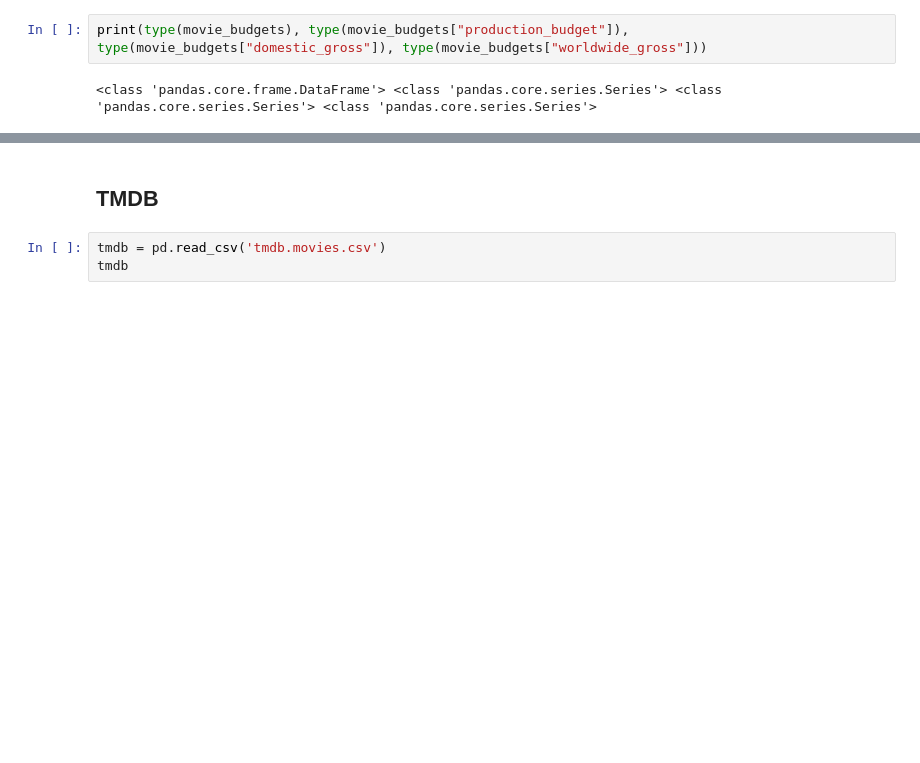
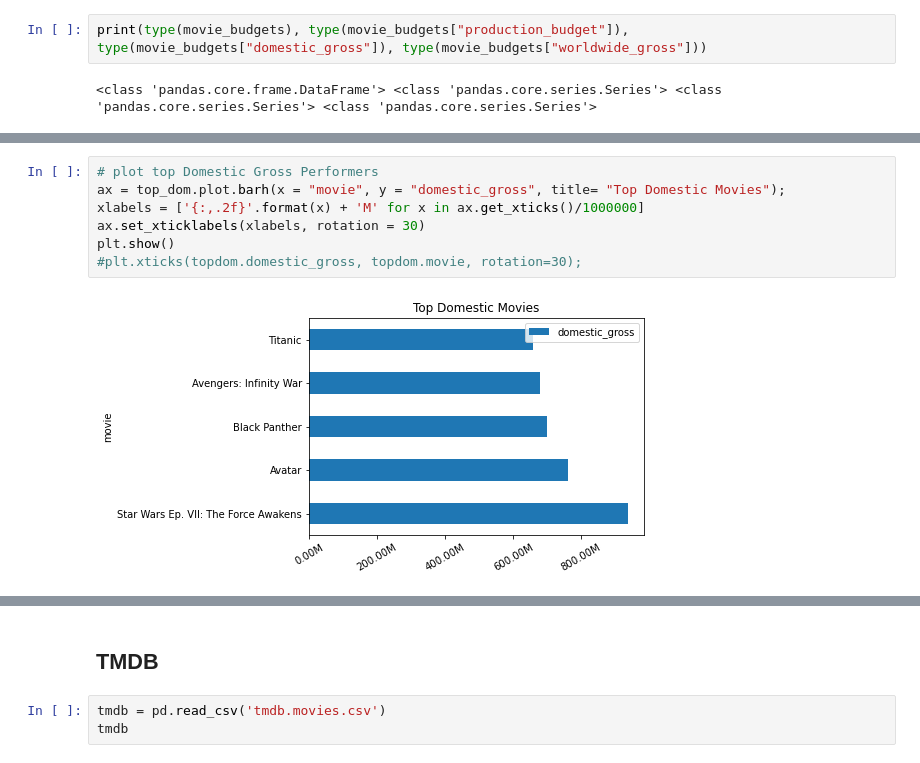
Before and after one commit to bkokin/semester_1_capstone, a Jupyter notebook: exploratory_work/EDA Alexandria.ipynb, the cells around one changed output, grey strips where cells are left out. Saved outputs shown, nothing was run; the diff lists cells and outputs as text; blank space fills up the shorter version.

```diff
--- a/exploratory_work/EDA Alexandria.ipynb
+++ b/exploratory_work/EDA Alexandria.ipynb
@@ -185,0 +211,9 @@ print(type(movie_budgets), type(movie_budgets["production_budget"]), type(movie_
+# %%
+# plot top Domestic Gross Performers
+ax = top_dom.plot.barh(x = "movie", y = "domestic_gross", title= "Top Domestic Movies");
+xlabels = ['{:,.2f}'.format(x) + 'M' for x in ax.get_xticks()/1000000]
+ax.set_xticklabels(xlabels, rotation = 30)
+plt.show()
+#plt.xticks(topdom.domestic_gross, topdom.movie, rotation=30);
+# %% [output]
+[figure, added]
```
Also changed, not shown: parts of 8 cells of this notebook.
